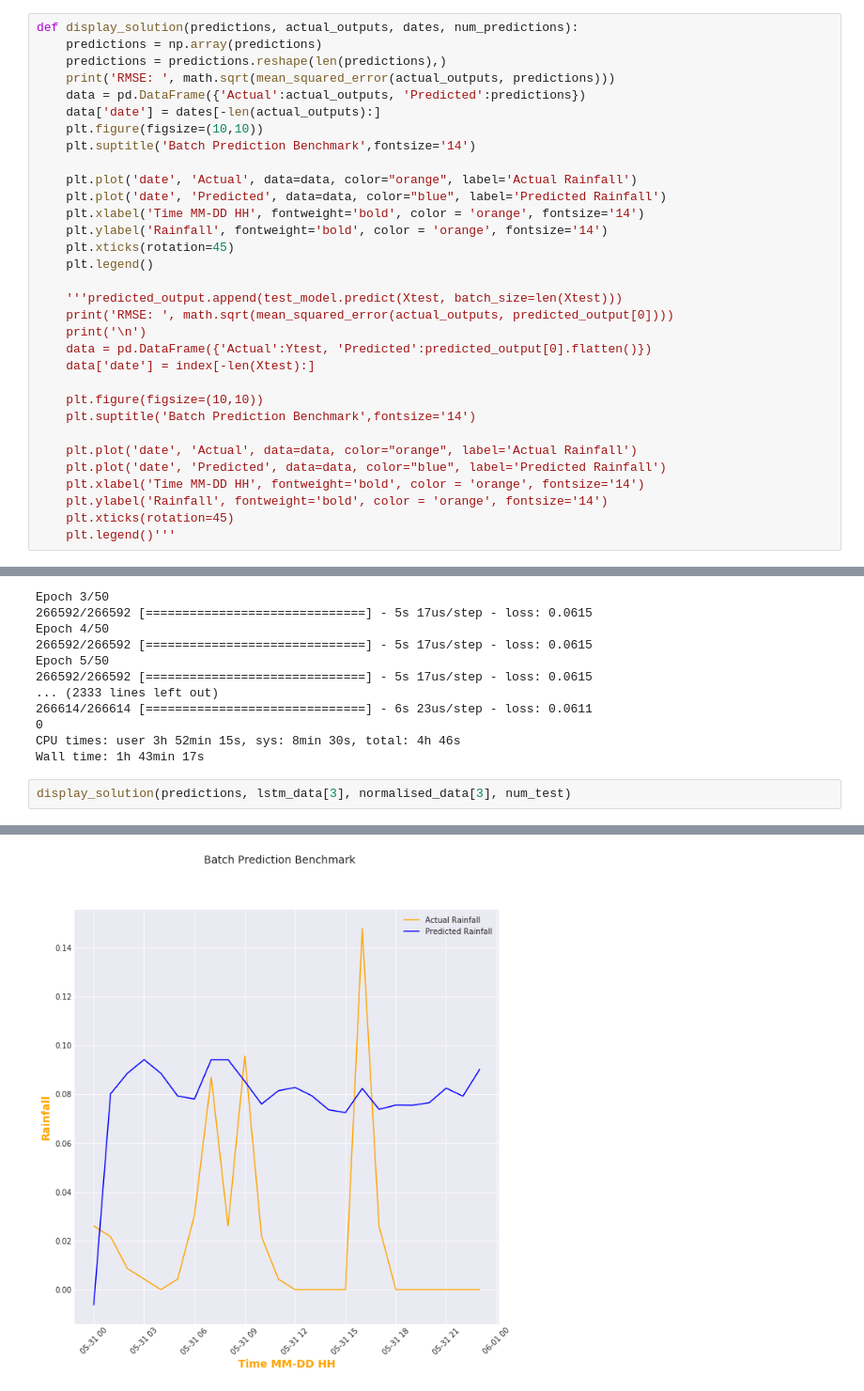
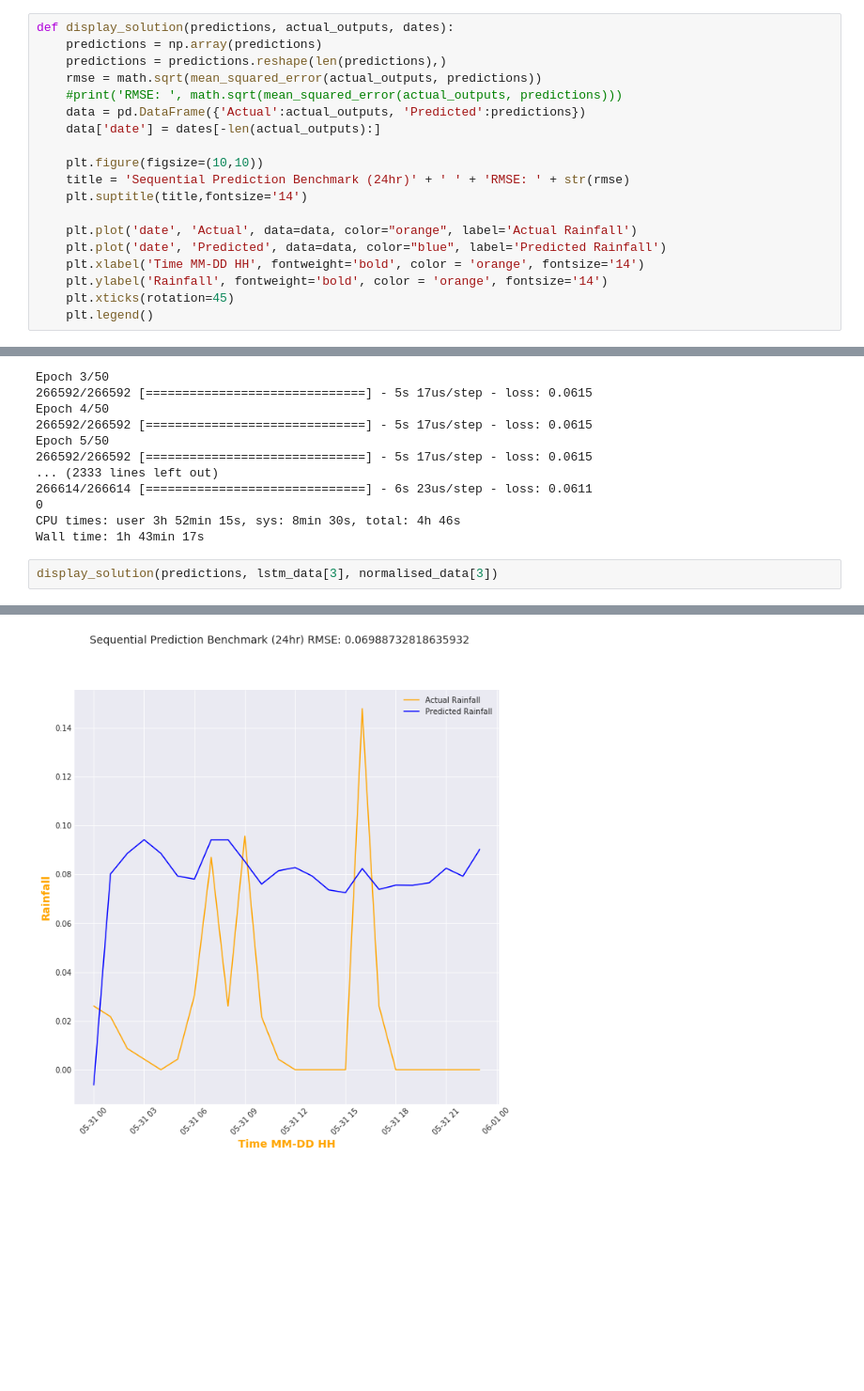
Before and after one commit to GsProjects/Thesis, a Jupyter notebook: Code/LSTM Sequential Country Prediction.ipynb, the cells around one changed output, grey strips where cells are left out. Shown at 94% size. Saved outputs shown, nothing was run; the diff lists cells and outputs as text; blank space fills up the shorter version.

Commit message:
Changes to graph titles

```diff
--- a/Code/LSTM Sequential Country Prediction.ipynb
+++ b/Code/LSTM Sequential Country Prediction.ipynb
@@ -287,14 +287,17 @@ def sequential_test_lstm(test_model, Xtest, Ytest, scaler,index,hidden,num_epoch
 
     return predicted_output
 # %%
-def display_solution(predictions, actual_outputs, dates, num_predictions):
+def display_solution(predictions, actual_outputs, dates):
     predictions = np.array(predictions)
     predictions = predictions.reshape(len(predictions),)
-    print('RMSE: ', math.sqrt(mean_squared_error(actual_outputs, predictions)))
+    rmse = math.sqrt(mean_squared_error(actual_outputs, predictions))
+    #print('RMSE: ', math.sqrt(mean_squared_error(actual_outputs, predictions)))
     data = pd.DataFrame({'Actual':actual_outputs, 'Predicted':predictions})
     data['date'] = dates[-len(actual_outputs):]
+
     plt.figure(figsize=(10,10))
-    plt.suptitle('Batch Prediction Benchmark',fontsize='14')
+    title = 'Sequential Prediction Benchmark (24hr)' + ' ' + 'RMSE: ' + str(rmse)
+    plt.suptitle(title,fontsize='14')
 
     plt.plot('date', 'Actual', data=data, color="orange", label='Actual Rainfall')
     plt.plot('date', 'Predicted', data=data, color="blue", label='Predicted Rainfall')
@@ -302,22 +305,6 @@ def display_solution(predictions, actual_outputs, dates, num_predictions):
     plt.ylabel('Rainfall', fontweight='bold', color = 'orange', fontsize='14')
     plt.xticks(rotation=45)
     plt.legend()
-
-    '''predicted_output.append(test_model.predict(Xtest, batch_size=len(Xtest)))
-    print('RMSE: ', math.sqrt(mean_squared_error(actual_outputs, predicted_output[0])))
-    print('\n')
-    data = pd.DataFrame({'Actual':Ytest, 'Predicted':predicted_output[0].flatten()})
-    data['date'] = index[-len(Xtest):]
-
-    plt.figure(figsize=(10,10))
-    plt.suptitle('Batch Prediction Benchmark',fontsize='14')
-
-    plt.plot('date', 'Actual', data=data, color="orange", label='Actual Rainfall')
-    plt.plot('date', 'Predicted', data=data, color="blue", label='Predicted Rainfall')
-    plt.xlabel('Time MM-DD HH', fontweight='bold', color = 'orange', fontsize='14')
-    plt.ylabel('Rainfall', fontweight='bold', color = 'orange', fontsize='14')
-    plt.xticks(rotation=45)
-    plt.legend()'''
 # %%
 data = select_data()
 data = change_structure(data)
@@ -418,5 +405,5 @@ Epoch 5/50
 CPU times: user 3h 52min 15s, sys: 8min 30s, total: 4h 46s
 Wall time: 1h 43min 17s
 # %%
-display_solution(predictions, lstm_data[3], normalised_data[3], num_test)
+display_solution(predictions, lstm_data[3], normalised_data[3])
 # %% [output]
@@ -424,2 +410,2 @@ RMSE:  0.06988732818635932
-[figure, old version]
+[figure, new version]
 # %% [markdown]
```
Also changed, not shown: parts of 2 cells of this notebook.
